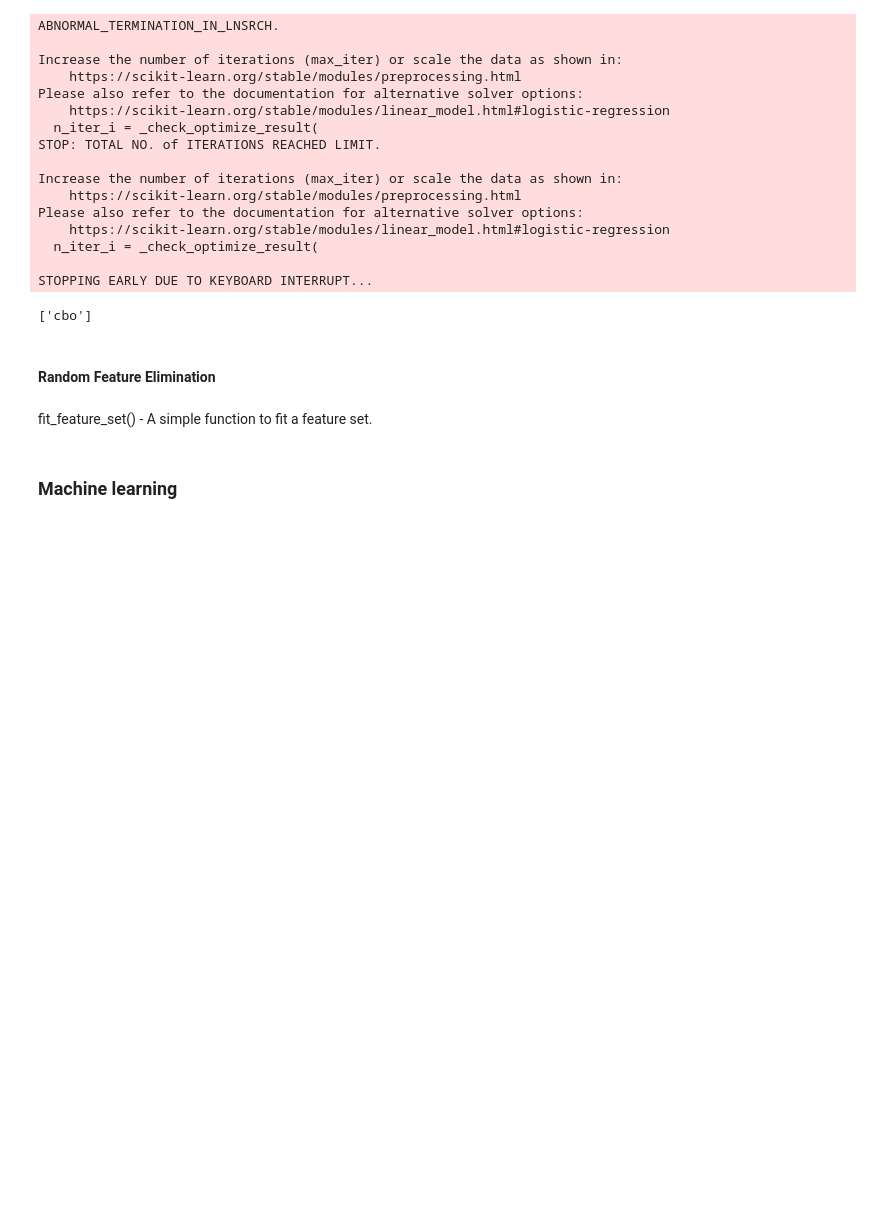
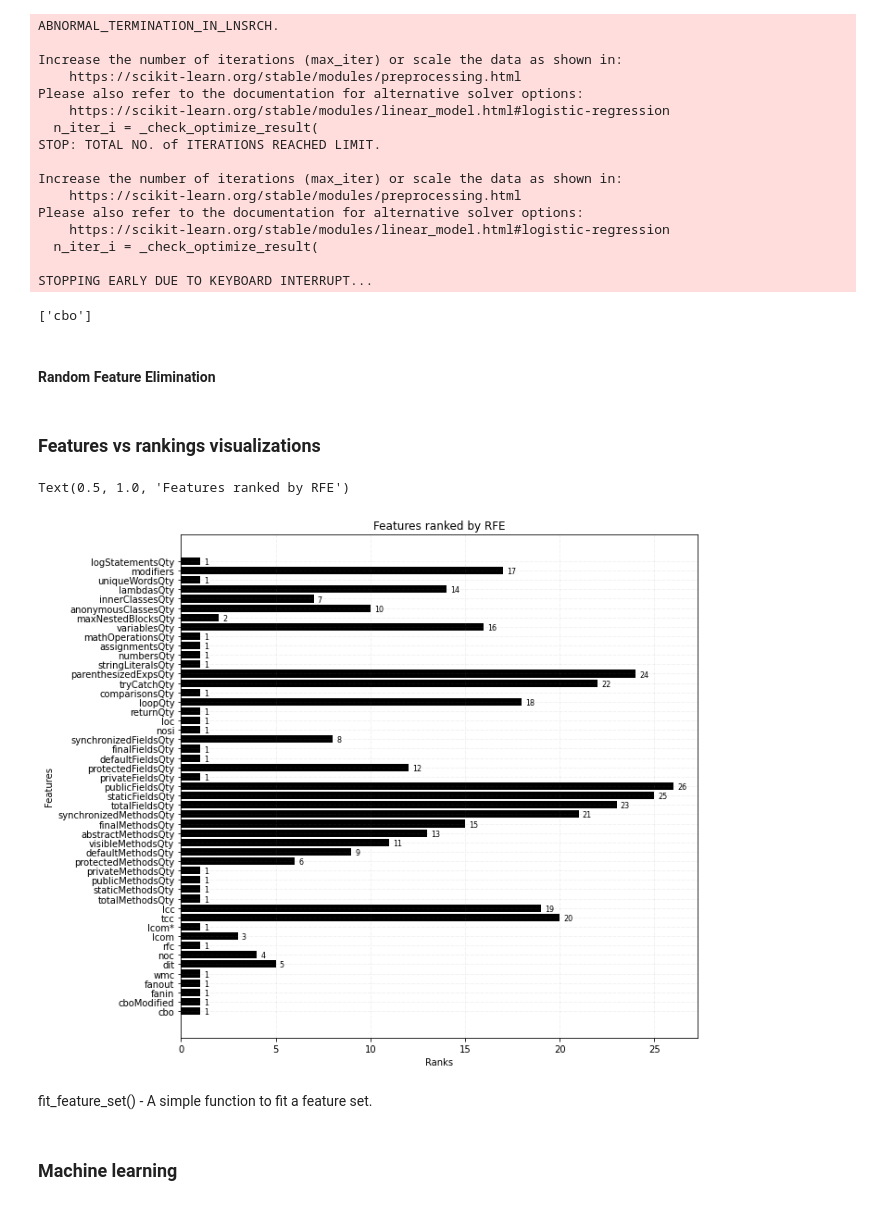
Before and after one commit to palmafr/MDPIData2022, a Jupyter notebook: ml_models.ipynb, the cells around one changed output. Drawn from its saved outputs; the diff is of its cells as text; code cells hidden in the pictures; blank space fills up the shorter version.

```diff
--- a/ml_models.ipynb
+++ b/ml_models.ipynb
@@ -151,3 +164,5 @@ rfe_features = []
 for i in range(X.shape[1]):
     if(rfe.support_[i] == 1):
         rfe_features.append(X.columns[i])
+# %% [markdown]
+### Features vs rankings visualizations
@@ -154,2 +173,22 @@ for i in range(X.shape[1]):
+# %%
+ranks_df = pd.DataFrame(rfe_rankings)
+features = ranks_df.feature.values[:]
+ranks = ranks_df['rank'].values[:]
+fig, ax = plt.subplots(figsize=(10,10))
+ax.barh(features, ranks, color='black')
+ax.grid(b = True, color ='grey',
+        linestyle ='-.', linewidth = 0.5,
+        alpha = 0.2)
+for i in ax.patches:
+    plt.text(i.get_width()+0.2, i.get_y()+0.1,
+             str(round((i.get_width()), 2)),
+             fontsize = 8,
+             color ='black')
+plt.xlabel("Ranks")
+plt.ylabel("Features")
+plt.title("Features ranked by RFE")
+# %% [output]
+Text(0.5, 1.0, 'Features ranked by RFE')
+[figure, added]
 # %% [markdown]
 fit_feature_set() - A simple function to fit a feature set.
```
Also changed, not shown: parts of 37 cells of this notebook.
